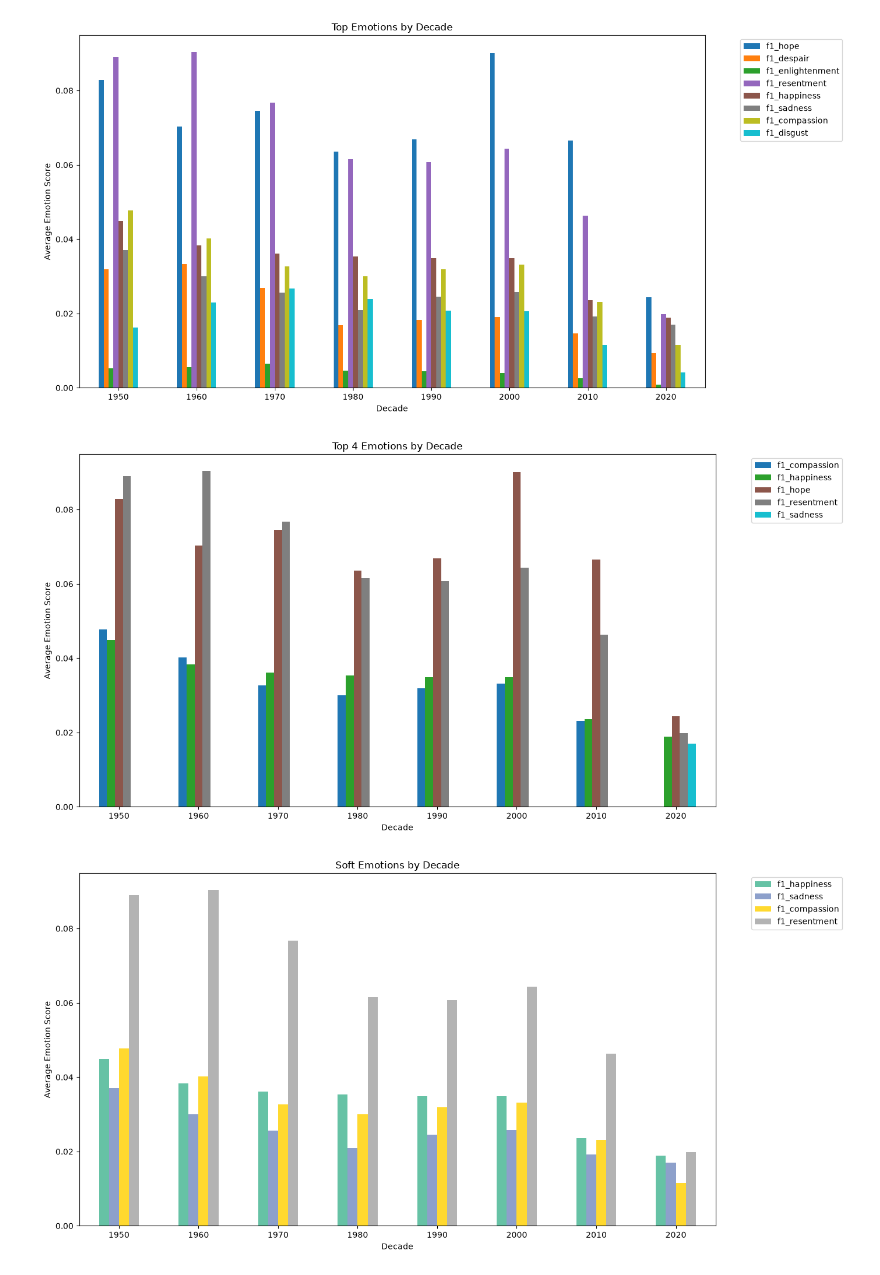
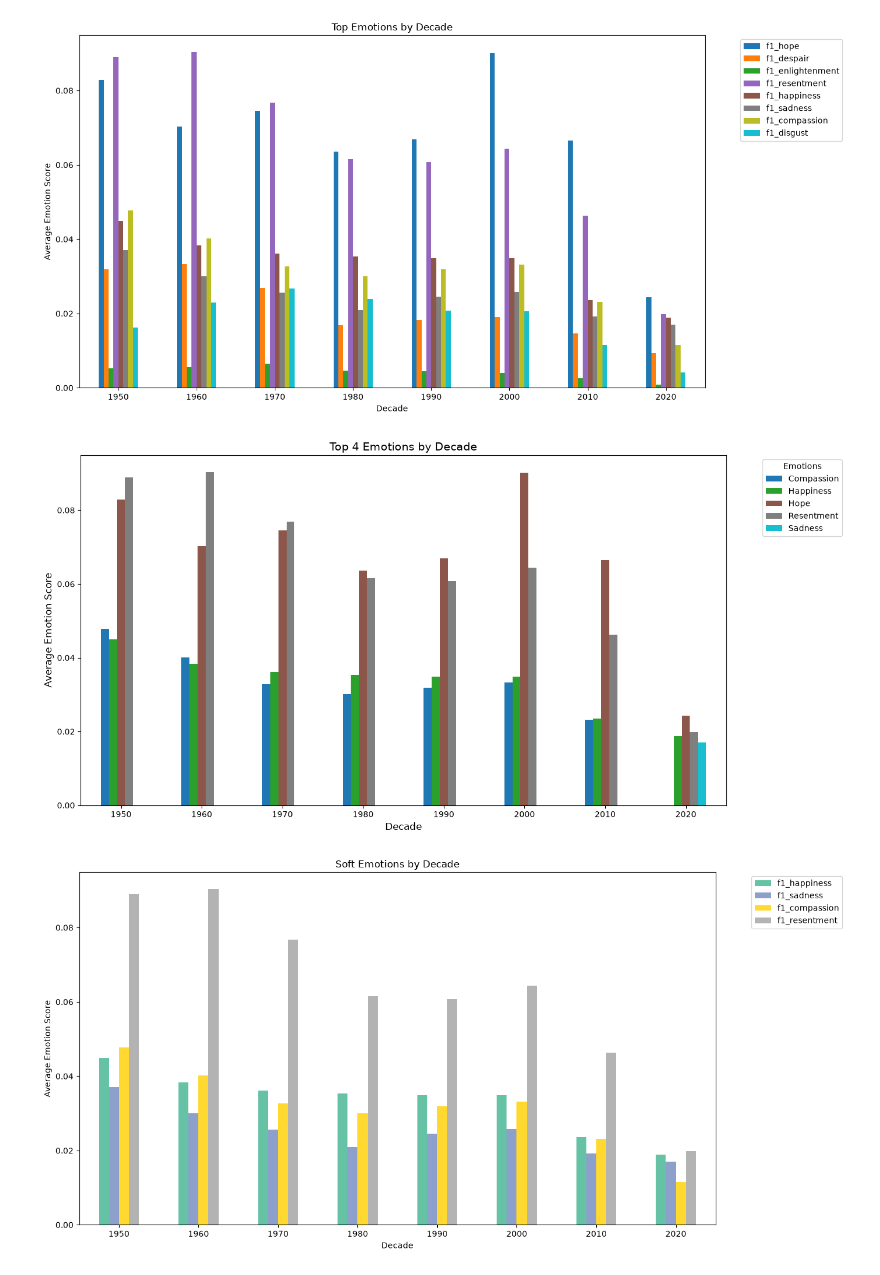
Before and after one commit to Subbu5602/Movie-Emotion-Analysis, a Jupyter notebook: movie_eda.ipynb, the cells around one changed output. Drawn from its saved outputs; the diff is of its cells as text; code cells hidden in the pictures.

```diff
--- a/movie_eda.ipynb
+++ b/movie_eda.ipynb
@@ -406,18 +423,22 @@ plt.show()
 # %%
 #Top 4 emotions per decade
 
 top4_per_decade = decade_stats[emotions].apply(lambda row:row.nlargest(4),axis=1)
 
+# Cleaning up column names for legend
+top4_per_decade.columns = [col.replace("f1_","").capitalize() for col in top4_per_decade.columns]
+
 top4_per_decade.plot(kind="bar",figsize=(14,7),colormap="tab10")
-plt.title("Top 4 Emotions by Decade")
-plt.xlabel("Decade")
-plt.ylabel("Average Emotion Score")
+plt.title("Top 4 Emotions by Decade",fontsize=14)
+plt.xlabel("Decade",fontsize=12)
+plt.ylabel("Average Emotion Score",fontsize=12)
 plt.xticks(rotation=0)
-plt.legend(bbox_to_anchor=(1.05,1), loc="upper left")
+plt.legend(bbox_to_anchor=(1.05,1), loc="upper left",title="Emotions")
 plt.tight_layout()
+plt.savefig("visuals/BarPlot for showing the top 4 emotions in every decade.png",dpi=150,bbox_inches="tight")
 plt.show()
 # %% [output]
-[figure, old version]
+[figure, new version]
 # %%
 #Trends for Happiness,Sadness,Compassion,Resentment
 
```
Also changed, not shown: parts of 10 cells of this notebook, 3 other files.
